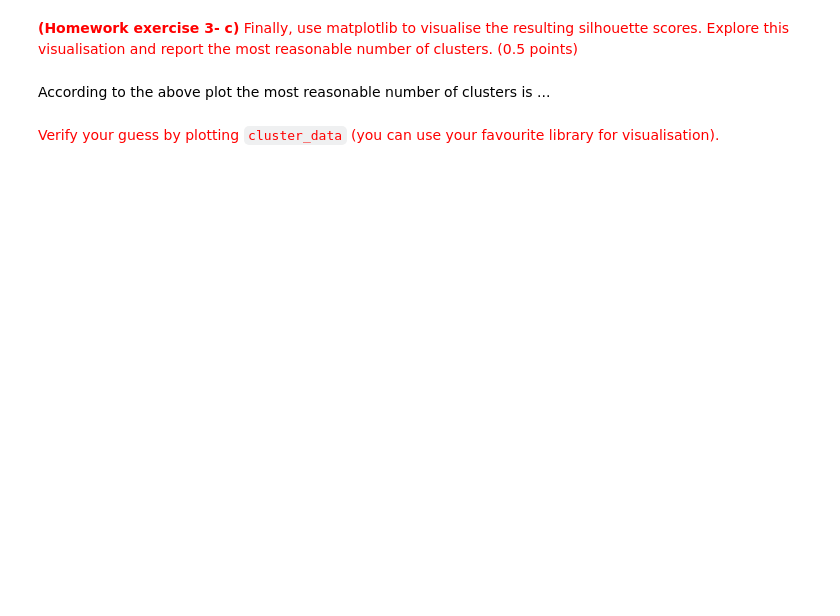
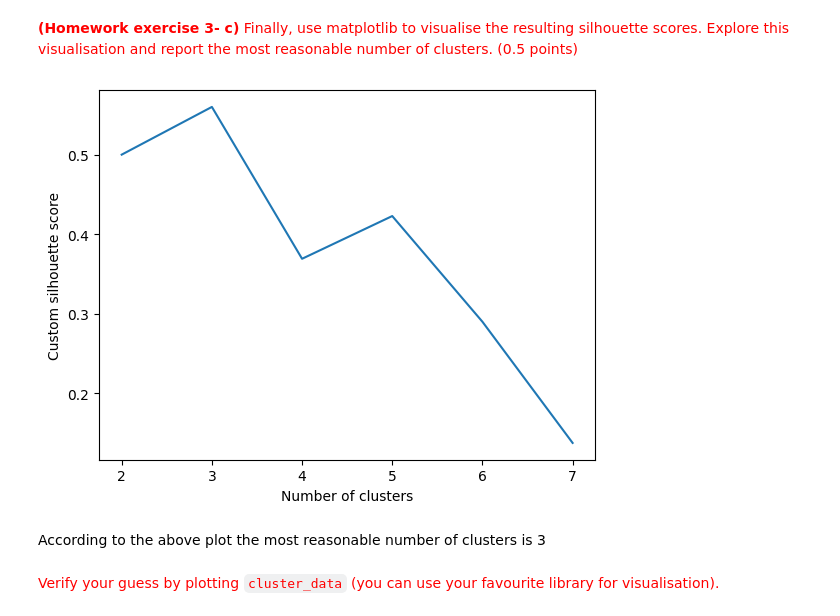
Before and after one commit to zakhar-guzii/Homework2-Unsupervised-Learning, a Jupyter notebook: 2_Unsupervised_learning_HW.ipynb, the cells around one changed output. Saved outputs shown, nothing was run; the diff lists cells and outputs as text; code cells hidden in the pictures; blank space fills up the shorter version.

```diff
--- a/2_Unsupervised_learning_HW.ipynb
+++ b/2_Unsupervised_learning_HW.ipynb
@@ -343,18 +381,17 @@ def get_intra_cluster_distance(point_id, cluster_data, cluster_labels, distance_
 def get_nearest_cluster_distance(point_id, cluster_data, cluster_labels, distance_matrix):
   ##### YOUR CODE STARTS #####
   # find the ids of the points not belonging to the same cluster as the point with the given point_id
-  near_cluster_points_ids = ...
+  near_cluster_points_ids = np.flatnonzero(cluster_labels != cluster_labels[point_id])
 
   #find the nearest cluster labels
-  near_cluster_labels = ...
+  near_cluster_labels = np.unique(cluster_labels[near_cluster_points_ids])
 
   #take distances between the given point and the points belonging to the other clusters
-  near_cluster_distances = ...
+  near_cluster_distances = [np.mean(distance_matrix[point_id][cluster_labels == label]) for label in near_cluster_labels]
+  #compute the average distances
+  near_cluster_average_distances = np.min(near_cluster_distances)
 
-  #compute the average distances
-  near_cluster_average_distances = ...
-
-  return ...
+  return near_cluster_average_distances
   ##### YOUR CODE ENDS #####
 
 
@@ -366,10 +403,10 @@ def manual_silhouette_score(cluster_data, cluster_labels):
 
   for point_id in range(len(cluster_data)):
     ##### YOUR CODE STARTS #####
-    ic_dist = ...
-    nc_dist = ...
+    ic_dist = get_intra_cluster_distance(point_id, cluster_data, cluster_labels, distance_matrix)
+    nc_dist = get_nearest_cluster_distance(point_id,cluster_data, cluster_labels, distance_matrix)
     if ic_dist != 0:
-      silhouette_scores[point_id] = ...
+      silhouette_scores[point_id] = (nc_dist - ic_dist)/max(nc_dist, ic_dist)
     else:
       silhouette_scores[point_id] = 0
     ##### YOUR CODE ENDS #####
@@ -378,20 +415,22 @@ def manual_silhouette_score(cluster_data, cluster_labels):
 <font color='red'>**(Homework exercise 3- b)** Use `manual_silhouette_score` to compute silhouette score for as many clusterings as possible for the given dataset. Compare your scores to the ones computed by the scikit-learn function `silhouette_score` to make sure that your implementation works correctly. (1 point)
 # %%
 ##### YOUR CODE STARTS #####
-K_options = range(2, ...)
+from sklearn.cluster import KMeans
+from sklearn.metrics import silhouette_score
+K_options = range(2, len(np.unique(cluster_data)))
 custom_silhouette_scores = []
 
 for num_clusters in K_options:
   print(f"Number of clusters: {num_clusters}")
-  clustering = ...
+  clustering = KMeans(n_clusters = num_clusters, random_state = 42).fit(cluster_data)
 
   # Calculate silhouette score using manual implementation
-  custom_silhouette_score = ...
+  custom_silhouette_score = manual_silhouette_score(cluster_data, clustering.labels_)
   custom_silhouette_scores.append(custom_silhouette_score)
   print(f"Custom silhouette score: {custom_silhouette_score}")
 
   # Calculate silhouette score using scikit-learn implementation
-  sklearn_silhouette_score = ...
+  sklearn_silhouette_score = silhouette_score(cluster_data, clustering.labels_)
   print(f"scikit-learn silhouette score: {sklearn_silhouette_score}")
 
   # Compare the two scores
@@ -401,14 +459,16 @@ for num_clusters in K_options:
 <font color='red'>**(Homework exercise 3- c)** Finally, use matplotlib to visualise the resulting silhouette scores. Explore this visualisation and report the most reasonable number of clusters. (0.5 points)
 # %%
 ##### YOUR CODE STARTS #####
-...
+plt.plot(K_options, custom_silhouette_scores)
 ##### YOUR CODE ENDS #####
 plt.ylabel('Custom silhouette score')
 plt.xlabel('Number of clusters')
 plt.xticks(K_options)
 plt.show()
+# %% [output]
+[figure, added]
 # %% [markdown]
-According to the above plot the most reasonable number of clusters is ...
+According to the above plot the most reasonable number of clusters is 3
 # %% [markdown]
 <font color='red'> Verify your guess by plotting `cluster_data` (you can use your favourite library for visualisation).
 # %%
```
Also changed, not shown: parts of 14 cells of this notebook.
